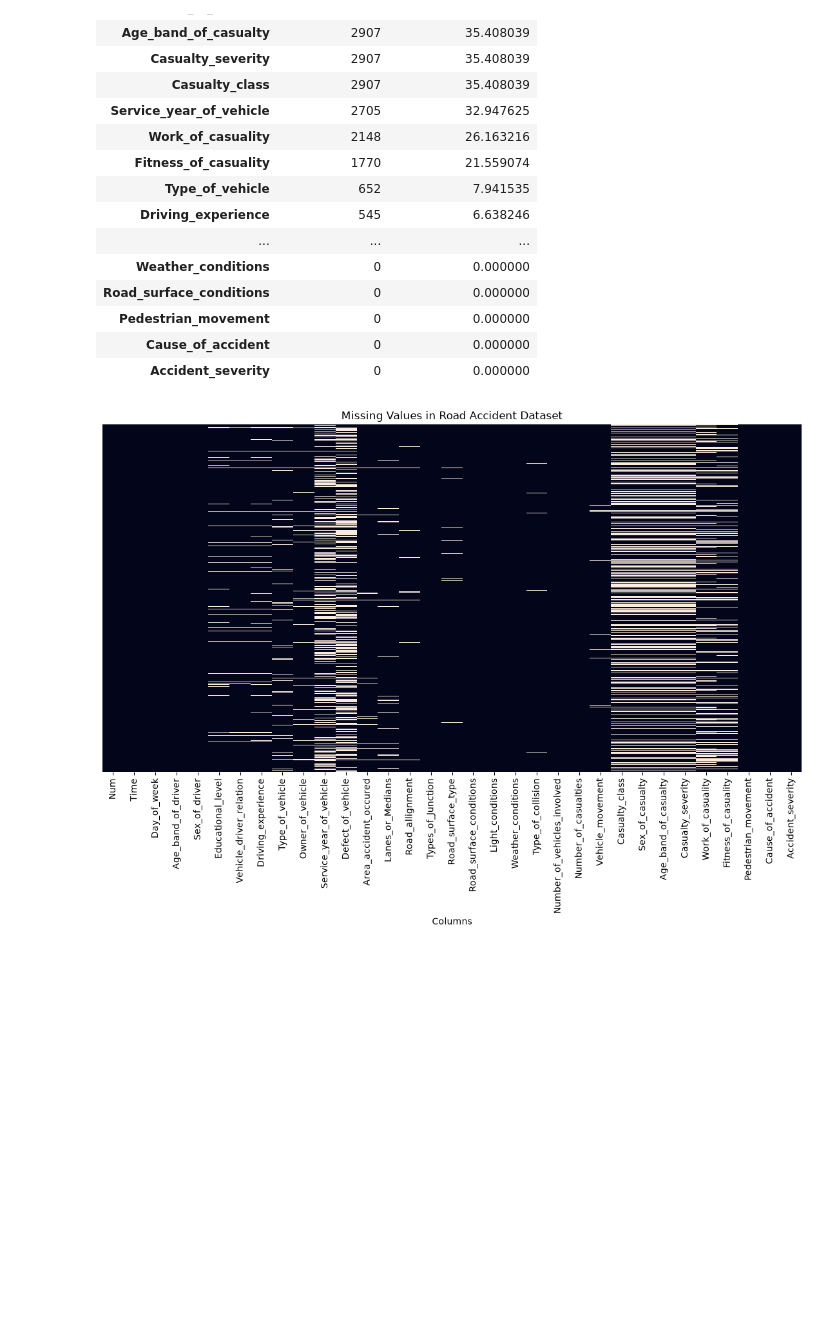
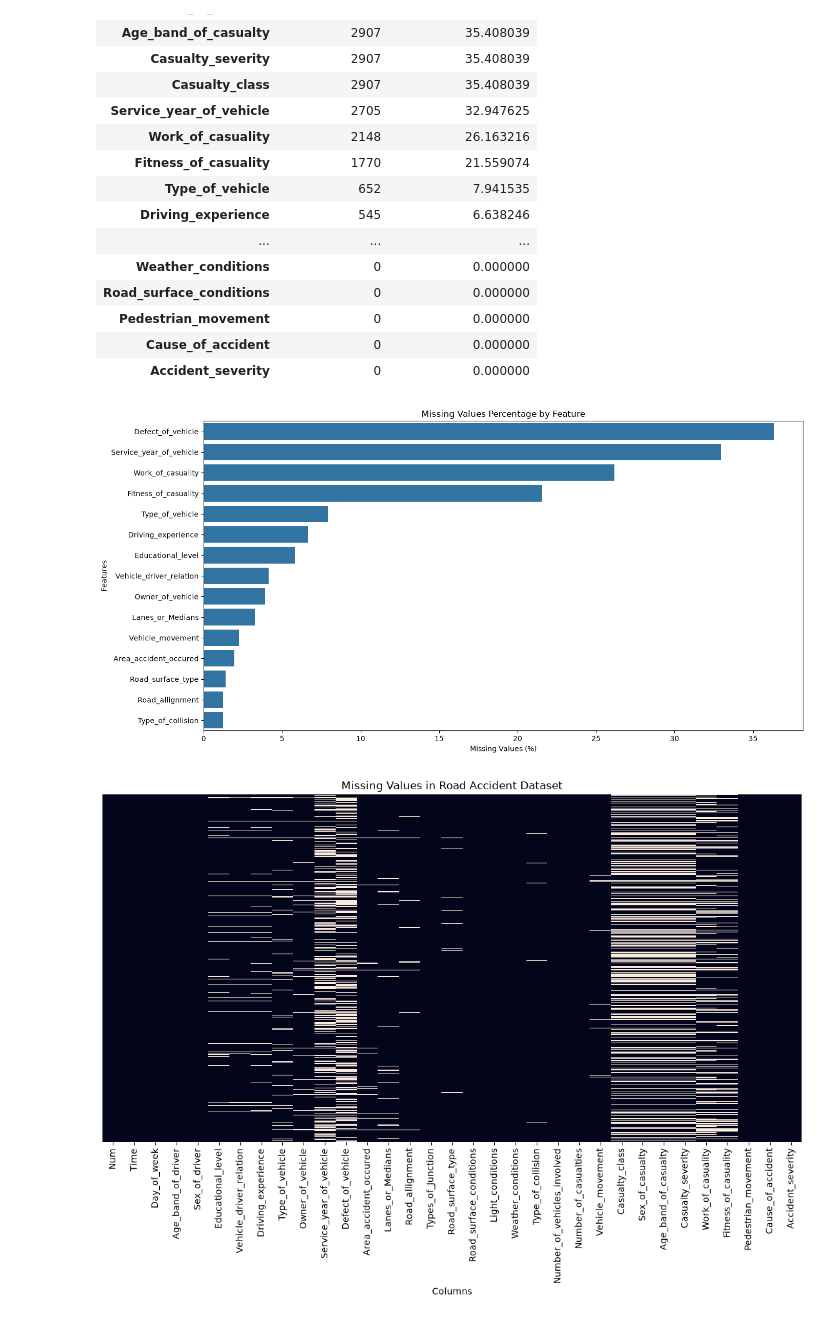
Before and after one commit to mdraihanmostafa746-coder/Road-Accident-Project, a Jupyter notebook: notebooks/road_accident_analysis.ipynb, the cells around one changed output. Saved outputs shown, nothing was run; the diff lists cells and outputs as text; code cells hidden in the pictures; blank space fills up the shorter version.

Commit message:
MISSING VALUE ANALYSIS

```diff
--- a/notebooks/road_accident_analysis.ipynb
+++ b/notebooks/road_accident_analysis.ipynb
@@ -248,6 +278,26 @@ missing_summary
 | Pedestrian_movement | 0 | 0.000000 |
 | Cause_of_accident | 0 | 0.000000 |
 | Accident_severity | 0 | 0.000000 |
+# %%
+# 2. Visualize missing values
+plt.figure(figsize=(14, 7))
+
+missing_data = missing_summary[
+    missing_summary["Missing_Count"] > 0
+]
+
+sns.barplot(
+    x=missing_data["Missing_Percentage"],
+    y=missing_data.index
+)
+
+plt.title("Missing Values Percentage by Feature")
+plt.xlabel("Missing Values (%)")
+plt.ylabel("Features")
+plt.tight_layout()
+plt.show()
+# %% [output]
+[figure, added]
 # %%
 plt.figure(figsize=(14, 7))
 
```
Also changed, not shown: parts of 4 cells of this notebook.
